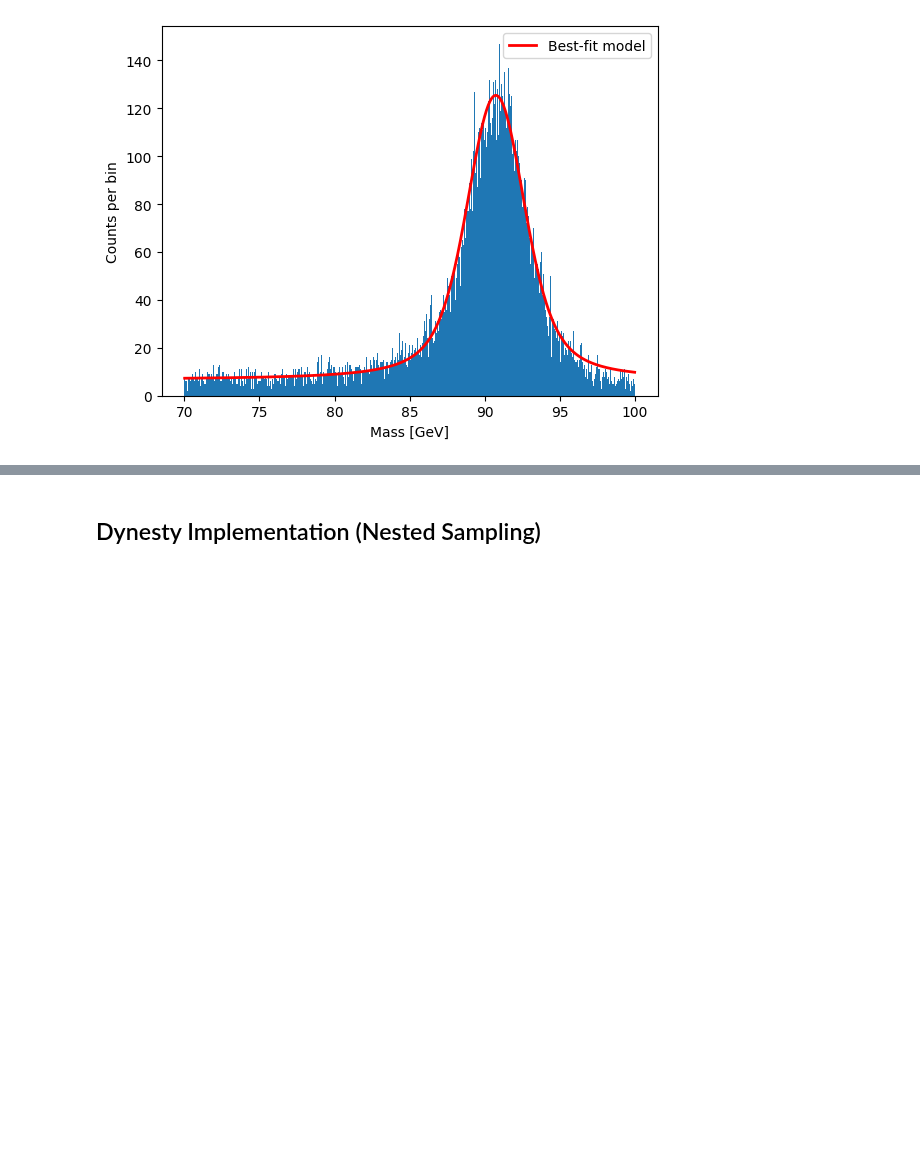
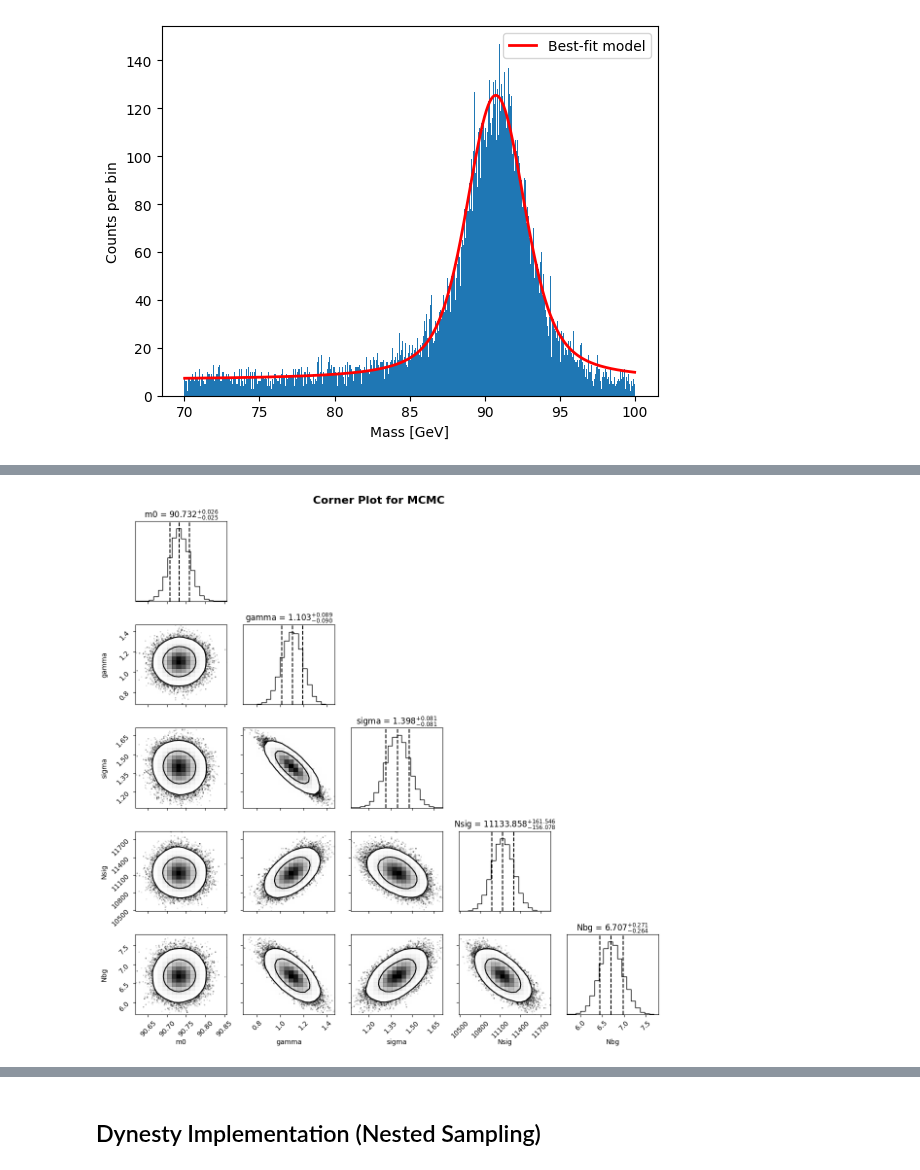
Before and after one commit to Lakshya-Awatramani/ZPeak_CMS, a Jupyter notebook: main.ipynb, the cells around one changed output, grey strips where cells are left out. Cells and saved outputs as stored; diff of their text form; code cells hidden in the pictures; blank space fills up the shorter version.

Commit message:
added corner and trace plots for mcmc and fixed naming issues

```diff
--- a/main.ipynb
+++ b/main.ipynb
@@ -30,3 +30,22 @@ plt.legend()
 plt.show()
 # %% [output]
 [figure]
+# %%
+# Calculating parameter estimates from MCMC samples
+param_names = ["m0", "gamma", "sigma", "Nsig", "Nbg"]
+
+# Posterior median + std
+median_params = np.median(mcmc_samples, axis=0)
+std_params = np.std(mcmc_samples, axis=0)
+
+print("Posterior median ± std (MCMC):")
+for name, median, std in zip(param_names, median_params, std_params):
+    print(f"{name} = {median:.3f} ± {std:.3f}")
+
+
+# Credible intervals (16-84%)
+q16, q50, q84 = np.percentile(mcmc_samples, [16, 50, 84], axis=0)
+
+print("\nPosterior 16-50-84% credible intervals (MCMC):")
+for i, name in enumerate(param_names):
+    print(f"{name} = {q50[i]:.3f} +{q84[i]-q50[i]:.3f} -{q50[i]-q16[i]:.3f}")
@@ -32,0 +66,20 @@ plt.show()
+# %%
+# Corner plot for MCMC
+
+import corner
+
+fig = corner.corner(
+    mcmc_samples,
+    labels=param_names,
+    show_titles=True,
+    title_fmt=".3f",
+    quantiles=[0.16, 0.5, 0.84],
+    levels=[0.68, 0.95],
+    smooth=1.0
+)
+
+fig.suptitle("Corner Plot for MCMC", fontsize=16, fontweight="bold")
+fig.tight_layout()
+plt.show()
+# %% [output]
+[figure, added]
```
Also changed, not shown: parts of 10 cells of this notebook.
